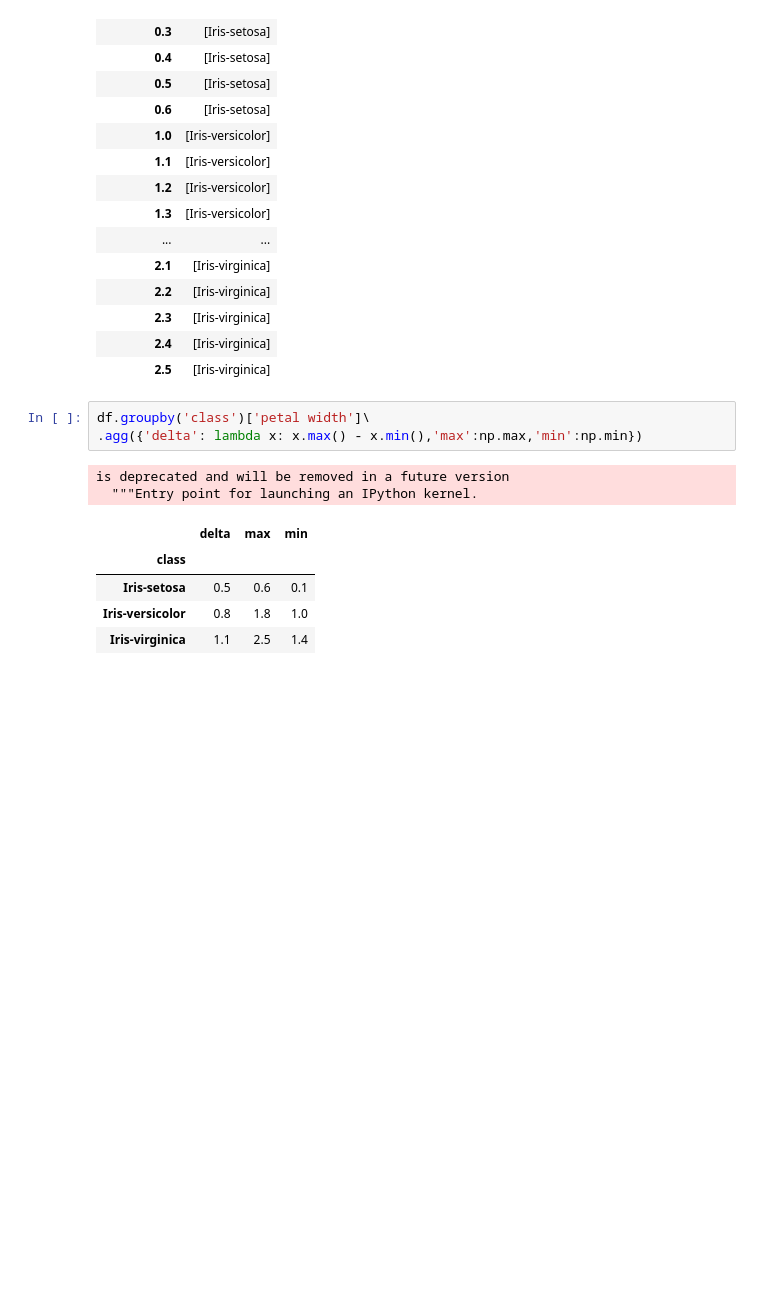
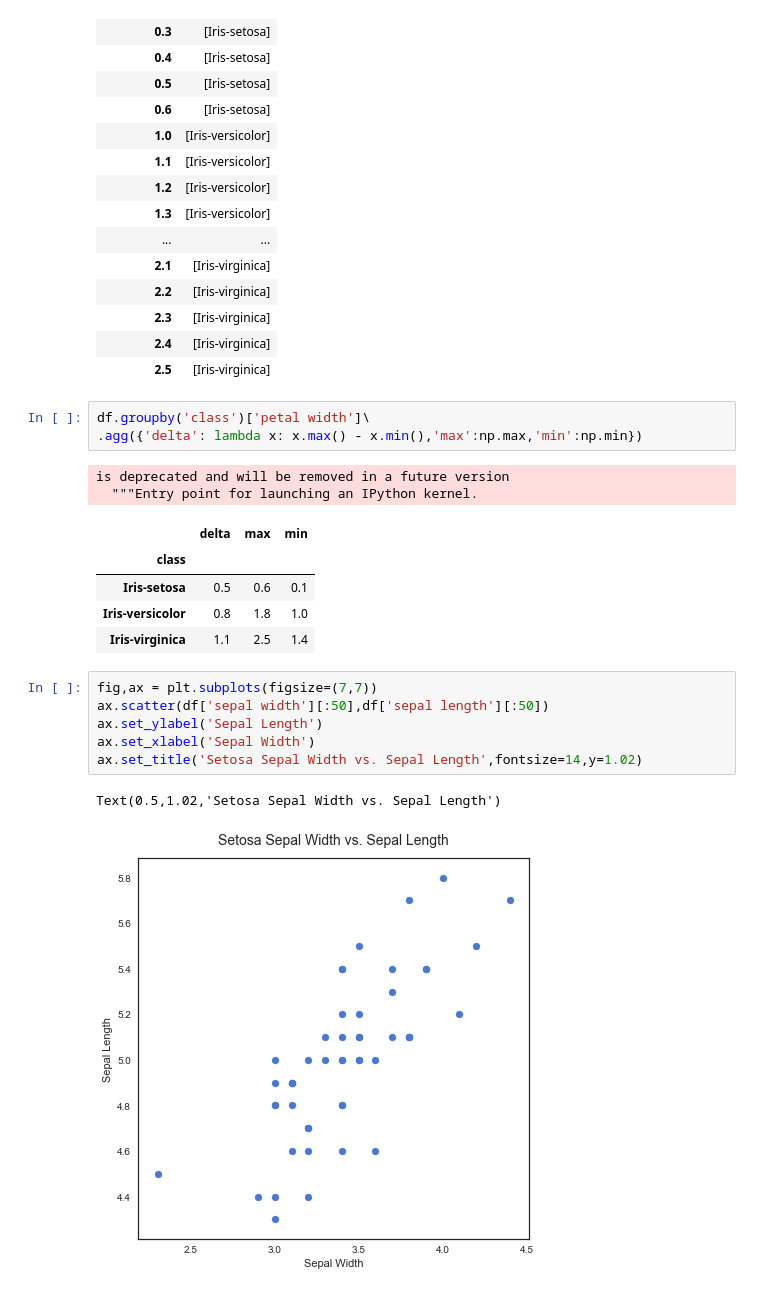
Before and after one commit to sishuiyibai/Python_ML, a Jupyter notebook: chapter1.ipynb, the cells around one changed output. Cells and saved outputs as stored; diff of their text form; blank space fills up the shorter version.

```diff
--- a/chapter1.ipynb
+++ b/chapter1.ipynb
@@ -189,3 +189,12 @@ is deprecated and will be removed in a future version
 | Iris-setosa | 0.5 | 0.6 | 0.1 |
 | Iris-versicolor | 0.8 | 1.8 | 1.0 |
 | Iris-virginica | 1.1 | 2.5 | 1.4 |
+# %%
+fig,ax = plt.subplots(figsize=(7,7))
+ax.scatter(df['sepal width'][:50],df['sepal length'][:50])
+ax.set_ylabel('Sepal Length')
+ax.set_xlabel('Sepal Width')
+ax.set_title('Setosa Sepal Width vs. Sepal Length',fontsize=14,y=1.02)
+# %% [output]
+Text(0.5,1.02,'Setosa Sepal Width vs. Sepal Length')
+[figure, added]
```
Also changed, not shown: parts of 10 cells of this notebook.
